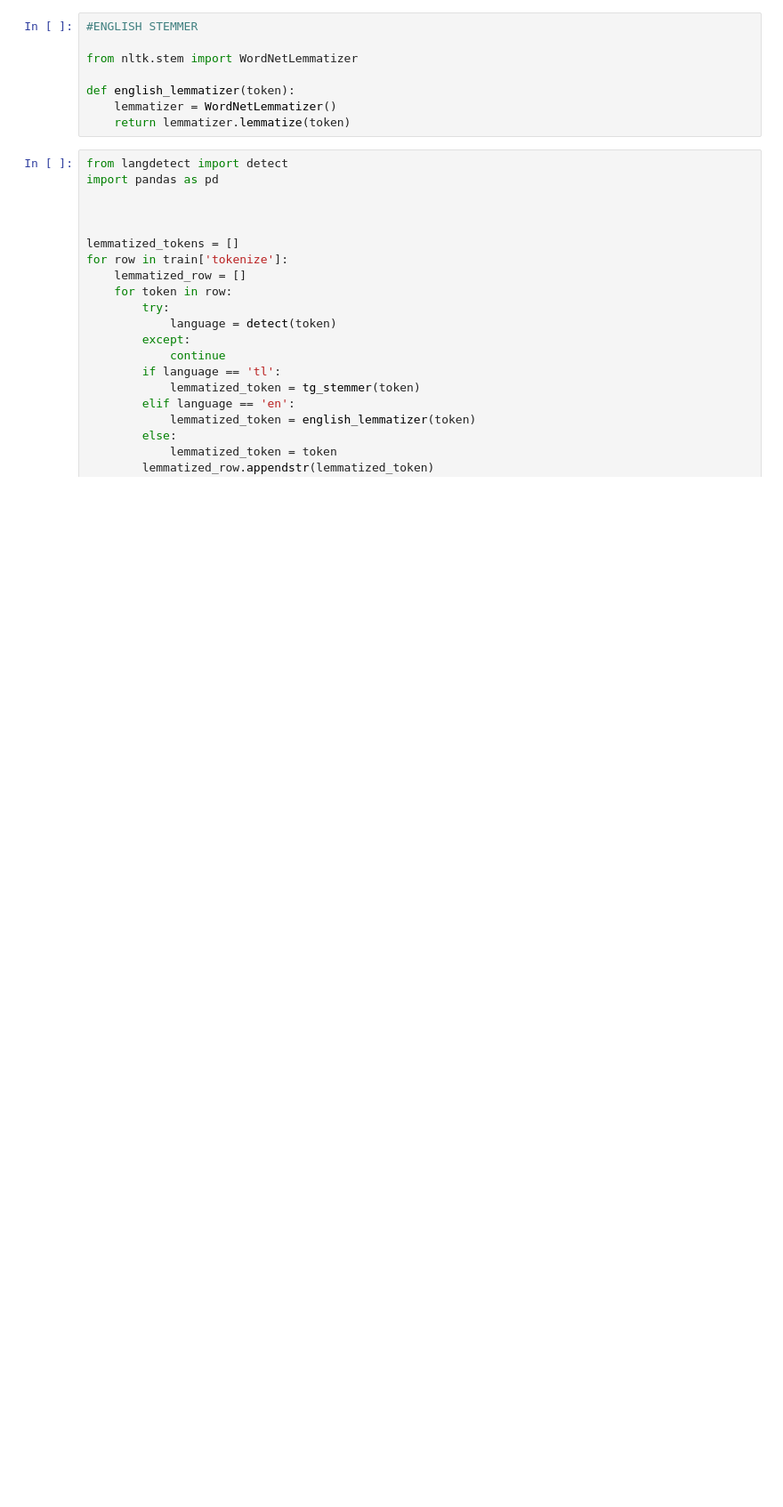
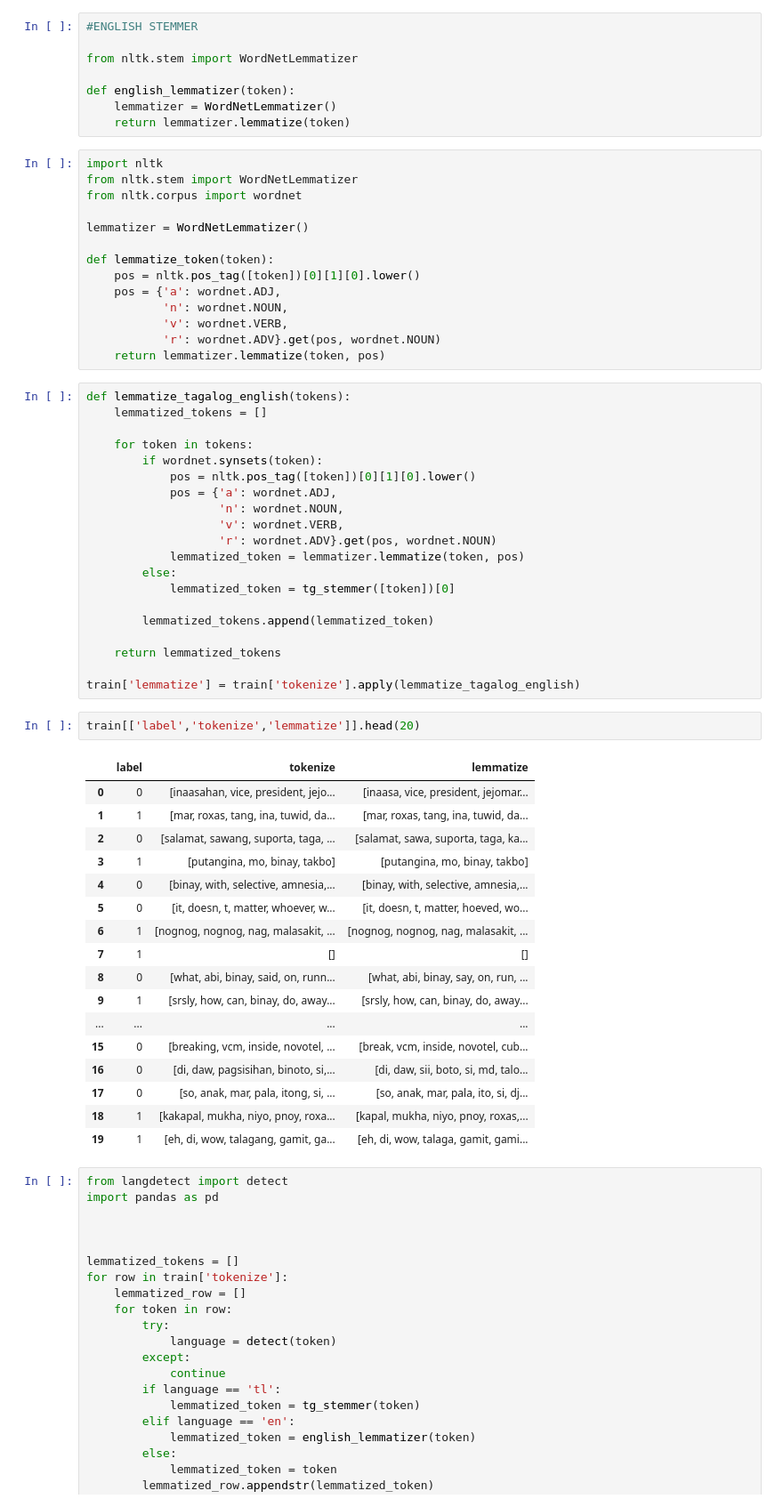
Before and after one commit to Tolskiee/ThesisFiles, a Jupyter notebook: ThesisLogic.ipynb, the cells around one changed output. Shown at 89% size. Cells and saved outputs as stored; diff of their text form; blank space fills up the shorter version.

```diff
--- a/ThesisLogic.ipynb
+++ b/ThesisLogic.ipynb
@@ -762,6 +762,60 @@ from nltk.stem import WordNetLemmatizer
 def english_lemmatizer(token):
     lemmatizer = WordNetLemmatizer()
     return lemmatizer.lemmatize(token)
+# %%
+import nltk
+from nltk.stem import WordNetLemmatizer
+from nltk.corpus import wordnet
+
+lemmatizer = WordNetLemmatizer()
+
+def lemmatize_token(token):
+    pos = nltk.pos_tag([token])[0][1][0].lower()
+    pos = {'a': wordnet.ADJ,
+           'n': wordnet.NOUN,
+           'v': wordnet.VERB,
+           'r': wordnet.ADV}.get(pos, wordnet.NOUN)
+    return lemmatizer.lemmatize(token, pos)
+# %%
+def lemmatize_tagalog_english(tokens):
+    lemmatized_tokens = []
+
+    for token in tokens:
+        if wordnet.synsets(token):
+            pos = nltk.pos_tag([token])[0][1][0].lower()
+            pos = {'a': wordnet.ADJ,
+                   'n': wordnet.NOUN,
+                   'v': wordnet.VERB,
+                   'r': wordnet.ADV}.get(pos, wordnet.NOUN)
+            lemmatized_token = lemmatizer.lemmatize(token, pos)
+        else:
+            lemmatized_token = tg_stemmer([token])[0]
+
+        lemmatized_tokens.append(lemmatized_token)
+
+    return lemmatized_tokens
+
+train['lemmatize'] = train['tokenize'].apply(lemmatize_tagalog_english)
+# %%
+train[['label','tokenize','lemmatize']].head(20)
+# %% [output]
+|  | label | tokenize | lemmatize |
+| 0 | 0 | [inaasahan, vice, president, jejo... | [inaasa, vice, president, jejomar... |
+| 1 | 1 | [mar, roxas, tang, ina, tuwid, da... | [mar, roxas, tang, ina, tuwid, da... |
+| 2 | 0 | [salamat, sawang, suporta, taga, ... | [salamat, sawa, suporta, taga, ka... |
+| 3 | 1 | [putangina, mo, binay, takbo] | [putangina, mo, binay, takbo] |
+| 4 | 0 | [binay, with, selective, amnesia,... | [binay, with, selective, amnesia,... |
+| 5 | 0 | [it, doesn, t, matter, whoever, w... | [it, doesn, t, matter, hoeved, wo... |
+| 6 | 1 | [nognog, nognog, nag, malasakit, ... | [nognog, nognog, nag, malasakit, ... |
+| 7 | 1 | [] | [] |
+| 8 | 0 | [what, abi, binay, said, on, runn... | [what, abi, binay, say, on, run, ... |
+| 9 | 1 | [srsly, how, can, binay, do, away... | [srsly, how, can, binay, do, away... |
+| ... | ... | ... | ... |
+| 15 | 0 | [breaking, vcm, inside, novotel, ... | [break, vcm, inside, novotel, cub... |
+| 16 | 0 | [di, daw, pagsisihan, binoto, si,... | [di, daw, sii, boto, si, md, talo... |
+| 17 | 0 | [so, anak, mar, pala, itong, si, ... | [so, anak, mar, pala, ito, si, dj... |
+| 18 | 1 | [kakapal, mukha, niyo, pnoy, roxa... | [kapal, mukha, niyo, pnoy, roxas,... |
+| 19 | 1 | [eh, di, wow, talagang, gamit, ga... | [eh, di, wow, talaga, gamit, gami... |
 # %%
 from langdetect import detect
 import pandas as pd
```
Also changed, not shown: parts of 11 cells of this notebook, 4 other files.
